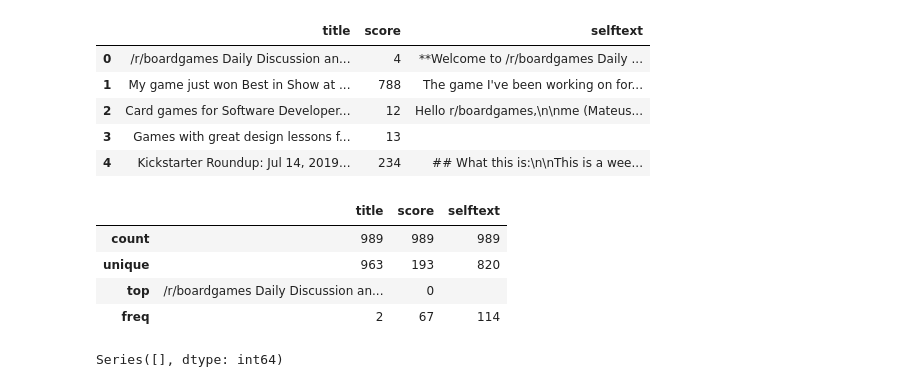
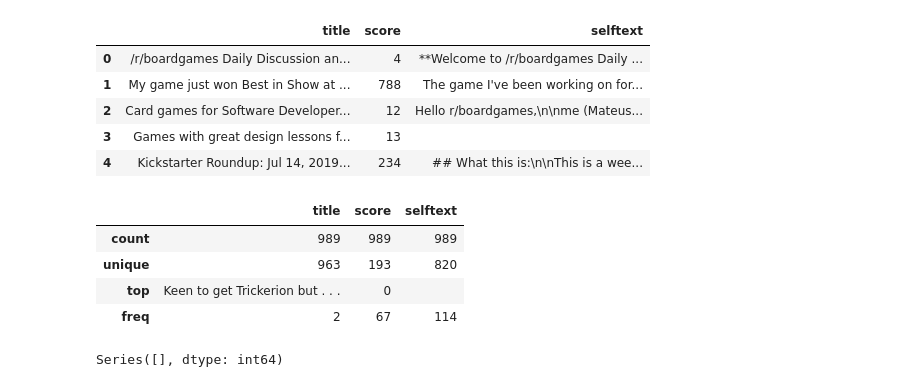
Before and after one commit to cheekeet86/project_3, a Jupyter notebook: code/project_3.ipynb, the cells around one changed output. Drawn from its saved outputs; the diff is of its cells as text; code cells hidden in the pictures.

```diff
--- a/code/project_3.ipynb
+++ b/code/project_3.ipynb
@@ -289,15 +326,15 @@ df.head()
 | 2 | Card games for Software Developer... | 12 | Hello r/boardgames,\n\nme (Mateus... |
 | 3 | Games with great design lessons f... | 13 |  |
 | 4 | Kickstarter Roundup: Jul 14, 2019... | 234 | ## What this is:\n\nThis is a wee... |
-# %%
-df_desc = df.describe()
-df_desc
-# %% [output]
-|  | title | score | selftext |
-| count | 989 | 989 | 989 |
-| unique | 963 | 193 | 820 |
-| top | /r/boardgames Daily Discussion an... | 0 |  |
-| freq | 2 | 67 | 114 |
+# %%
+df_a_desc = df_a.describe()
+df_a_desc
+# %% [output]
+|  | title | score | selftext |
+| count | 989 | 989 | 989 |
+| unique | 963 | 193 | 820 |
+| top | Keen to get Trickerion but . . . | 0 |  |
+| freq | 2 | 67 | 114 |
 # %%
 # Check for nulls in columns
 
```
Also changed, not shown: parts of 41 cells of this notebook, 42 other files.
